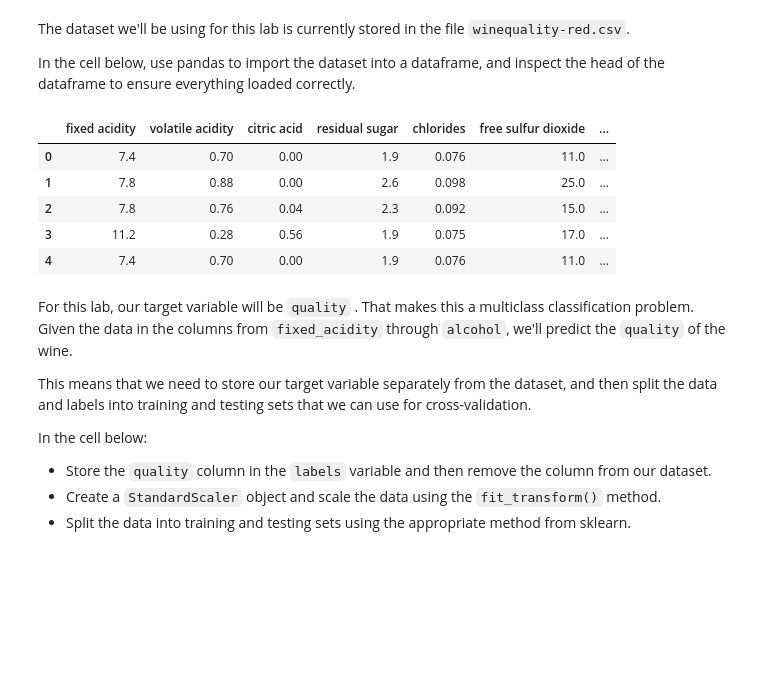
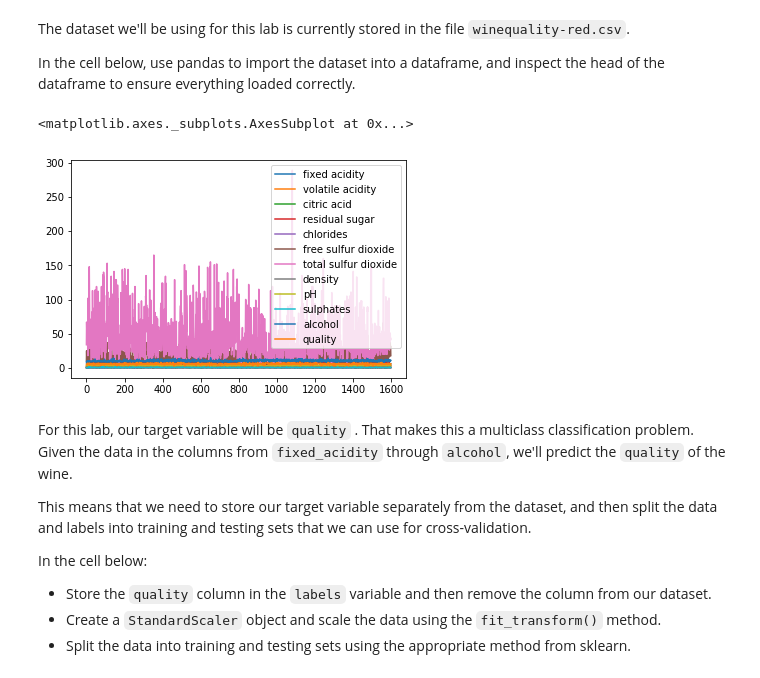
Before and after one commit to mzhou356/dsc-xgboost-lab-dc-ds-060319, a Jupyter notebook: index.ipynb, the cells around one changed output. Drawn from its saved outputs; the diff is of its cells as text; code cells hidden in the pictures; blank space fills up the shorter version.

```diff
--- a/index.ipynb
+++ b/index.ipynb
@@ -42,14 +42,10 @@ The dataset we'll be using for this lab is currently stored in the file `winequa
 In the cell below, use pandas to import the dataset into a dataframe, and inspect the head of the dataframe to ensure everything loaded correctly.
 # %%
 df = pd.read_csv('winequality-red.csv')
-df.
+df.plot(subplots=True)
 # %% [output]
-|  | fixed acidity | volatile acidity | citric acid | residual sugar | chlorides | free sulfur dioxide | ... |
-| 0 | 7.4 | 0.70 | 0.00 | 1.9 | 0.076 | 11.0 | ... |
-| 1 | 7.8 | 0.88 | 0.00 | 2.6 | 0.098 | 25.0 | ... |
-| 2 | 7.8 | 0.76 | 0.04 | 2.3 | 0.092 | 15.0 | ... |
-| 3 | 11.2 | 0.28 | 0.56 | 1.9 | 0.075 | 17.0 | ... |
-| 4 | 7.4 | 0.70 | 0.00 | 1.9 | 0.076 | 11.0 | ... |
+<matplotlib.axes._subplots.AxesSubplot at 0x...>
+[figure, added]
 # %% [markdown]
 For this lab, our target variable will be `quality` .  That makes this a multiclass classification problem. Given the data in the columns from `fixed_acidity` through `alcohol`, we'll predict the `quality` of the wine.
 
```
